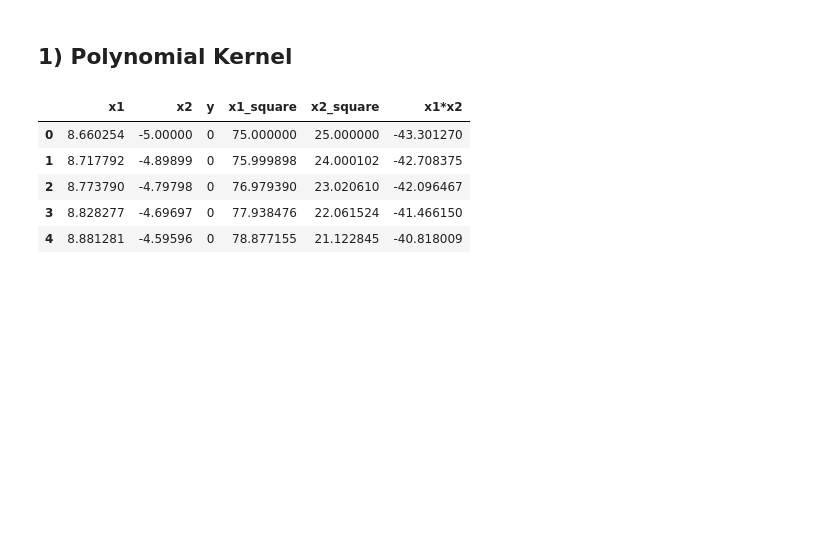
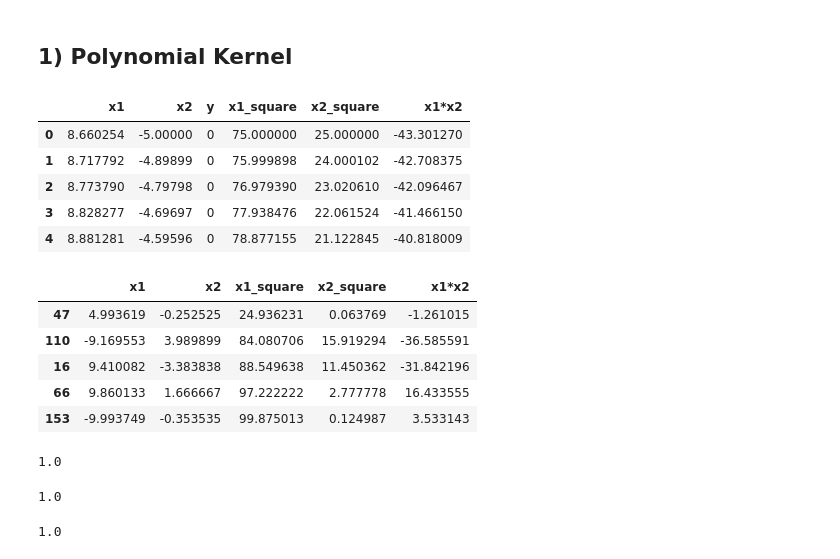
Before and after one commit to netofr19/machine-learning, a Jupyter notebook: svm/svm_kernels.ipynb, the cells around one changed output. Drawn from its saved outputs; the diff is of its cells as text; code cells hidden in the pictures; blank space fills up the shorter version.

```diff
--- a/svm/svm_kernels.ipynb
+++ b/svm/svm_kernels.ipynb
@@ -103,3 +103,12 @@ x = df[['x1', 'x2', 'x1_square', 'x2_square', 'x1*x2']]
 y = df['y']
 # %%
 x_train, x_test, y_train, y_test = train_test_split(x, y, test_size=0.25, random_state=42)
+# %%
+x_train.head()
+# %% [output]
+|  | x1 | x2 | x1_square | x2_square | x1*x2 |
+| 47 | 4.993619 | -0.252525 | 24.936231 | 0.063769 | -1.261015 |
+| 110 | -9.169553 | 3.989899 | 84.080706 | 15.919294 | -36.585591 |
+| 16 | 9.410082 | -3.383838 | 88.549638 | 11.450362 | -31.842196 |
+| 66 | 9.860133 | 1.666667 | 97.222222 | 2.777778 | 16.433555 |
+| 153 | -9.993749 | -0.353535 | 99.875013 | 0.124987 | 3.533143 |
@@ -105,0 +137,23 @@ x_train, x_test, y_train, y_test = train_test_split(x, y, test_size=0.25, random
+# %%
+from sklearn.svm import SVC
+from sklearn.metrics import accuracy_score
+classifier = SVC(kernel="linear")
+classifier.fit(x_train, y_train)
+y_pred = classifier.predict(x_test)
+accuracy_score(y_test, y_pred)
+# %% [output]
+1.0
+# %%
+classifier = SVC(kernel="poly")
+classifier.fit(x_train, y_train)
+y_pred = classifier.predict(x_test)
+accuracy_score(y_test, y_pred)
+# %% [output]
+1.0
+# %%
+classifier = SVC(kernel="rbf")
+classifier.fit(x_train, y_train)
+y_pred = classifier.predict(x_test)
+accuracy_score(y_test, y_pred)
+# %% [output]
+1.0
```
Also changed, not shown: parts of 3 cells of this notebook, 1 other file.
